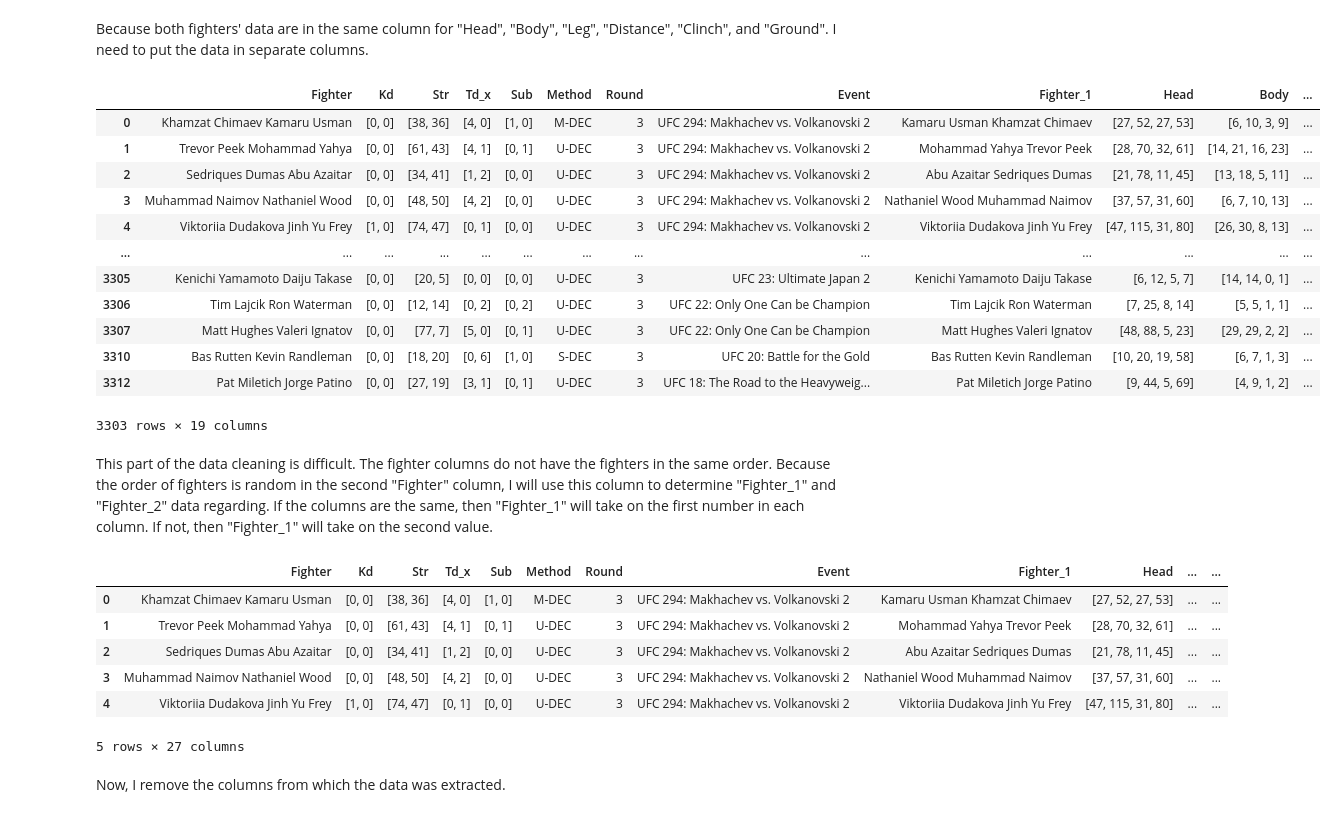
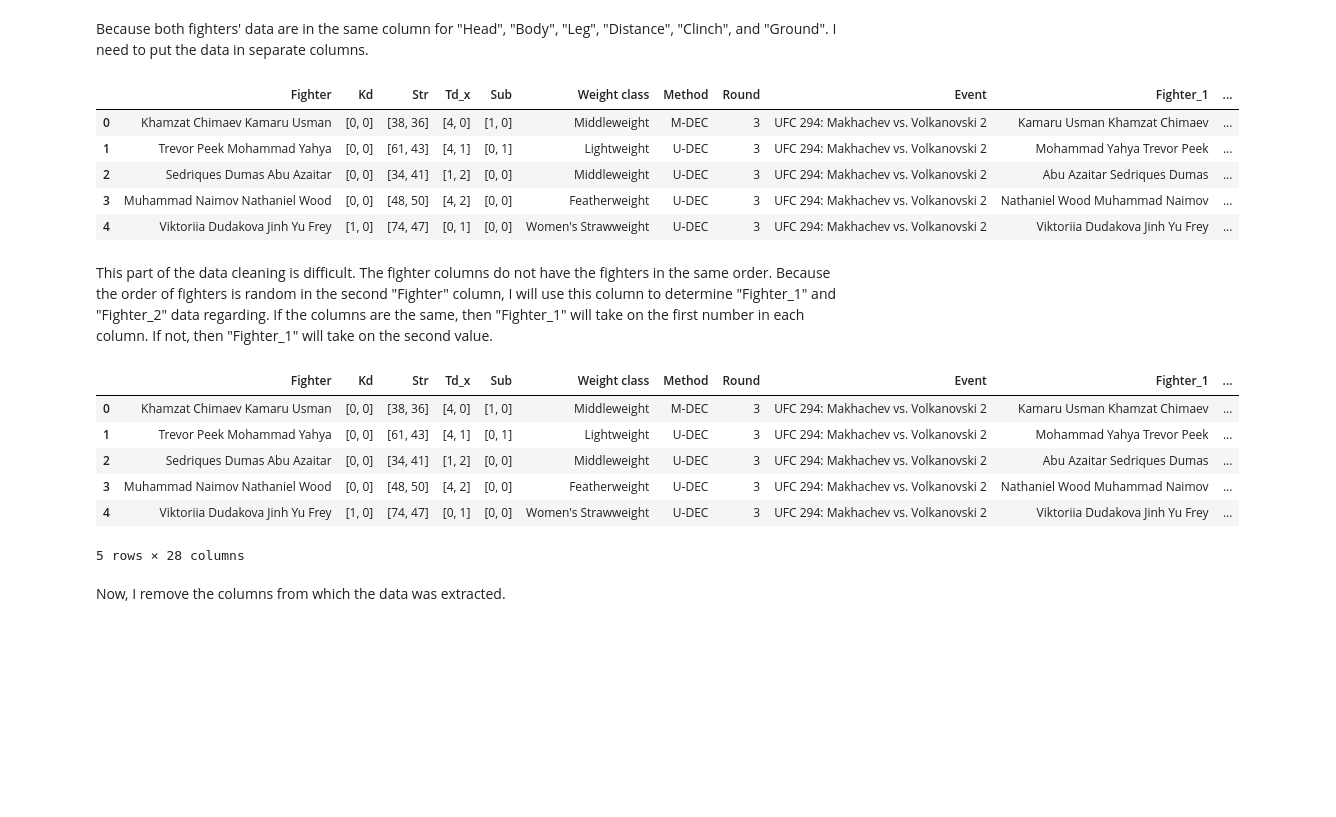
Before and after one commit to jcollopy-tulane/jcollopy-tulane.github.io, a Jupyter notebook: UFC_Fight_Project.ipynb, the cells around one changed output. Drawn from its saved outputs; the diff is of its cells as text; code cells hidden in the pictures; blank space fills up the shorter version.

```diff
--- a/UFC_Fight_Project.ipynb
+++ b/UFC_Fight_Project.ipynb
@@ -592,7 +612,8 @@ data_1.head()
 | 3 | 3 | win | Ikram Aliskerov Warlley Alves | 1 0 | 26 12 | 0 0 | 0 0 | Middleweight | KO/TKO Punches | 1 | ... |
 | 4 | 4 | win | Said Nurmagomedov Muin Gafurov | 0 0 | 5 1 | 0 0 | 1 0 | Bantamweight | SUB Guillotine Choke | 1 | ... |
 # %%
-data_1 = data_1.drop(columns=["Unnamed: 0", "W/L", "Weight class", "Time"], axis=1)
+# Dropping Unnecessary columns and changing column names
+data_1 = data_1.drop(columns=["Unnamed: 0", "W/L", "Time"], axis=1)
 data_1["Fighter"] = data_1["Fighter"].str.strip()
 data_1.head()
 # %% [output]
@@ -798,33 +781,26 @@ Because both fighters' data are in the same column for "Head", "Body", "Leg", "D
 # %%
 def string_to_numbers(column):
     numbers = re.findall(r'\d+', str(column))
     return [int(num) for num in numbers]
 
 decision_data["Head"] = decision_data["Head"].apply(string_to_numbers)
 decision_data["Body"] = decision_data["Body"].apply(string_to_numbers)
 decision_data["Leg"] = decision_data["Leg"].apply(string_to_numbers)
 decision_data["Distance"] = decision_data["Distance"].apply(string_to_numbers)
 decision_data["Clinch"] = decision_data["Clinch"].apply(string_to_numbers)
 decision_data["Ground"] = decision_data["Ground"].apply(string_to_numbers)
 decision_data["Sig. str."] = decision_data["Sig. str."].apply(string_to_numbers)
 decision_data["Td_y"] = decision_data["Td_y"].apply(string_to_numbers)
 decision_data["Rev."] = decision_data["Rev."].apply(string_to_numbers)
 
-decision_data
+decision_data.head()
 # %% [output]
-|  | Fighter | Kd | Str | Td_x | Sub | Method | Round | Event | Fighter_1 | Head | Body | ... |
-| 0 | Khamzat Chimaev Kamaru Usman | [0, 0] | [38, 36] | [4, 0] | [1, 0] | M-DEC | 3 | UFC 294: Makhachev vs. Volkanovski 2 | Kamaru Usman Khamzat Chimaev | [27, 52, 27, 53] | [6, 10, 3, 9] | ... |
-| 1 | Trevor Peek Mohammad Yahya | [0, 0] | [61, 43] | [4, 1] | [0, 1] | U-DEC | 3 | UFC 294: Makhachev vs. Volkanovski 2 | Mohammad Yahya Trevor Peek | [28, 70, 32, 61] | [14, 21, 16, 23] | ... |
-| 2 | Sedriques Dumas Abu Azaitar | [0, 0] | [34, 41] | [1, 2] | [0, 0] | U-DEC | 3 | UFC 294: Makhachev vs. Volkanovski 2 | Abu Azaitar Sedriques Dumas | [21, 78, 11, 45] | [13, 18, 5, 11] | ... |
-| 3 | Muhammad Naimov Nathaniel Wood | [0, 0] | [48, 50] | [4, 2] | [0, 0] | U-DEC | 3 | UFC 294: Makhachev vs. Volkanovski 2 | Nathaniel Wood Muhammad Naimov | [37, 57, 31, 60] | [6, 7, 10, 13] | ... |
-| 4 | Viktoriia Dudakova Jinh Yu Frey | [1, 0] | [74, 47] | [0, 1] | [0, 0] | U-DEC | 3 | UFC 294: Makhachev vs. Volkanovski 2 | Viktoriia Dudakova Jinh Yu Frey | [47, 115, 31, 80] | [26, 30, 8, 13] | ... |
-| ... | ... | ... | ... | ... | ... | ... | ... | ... | ... | ... | ... | ... |
-| 3305 | Kenichi Yamamoto Daiju Takase | [0, 0] | [20, 5] | [0, 0] | [0, 0] | U-DEC | 3 | UFC 23: Ultimate Japan 2 | Kenichi Yamamoto Daiju Takase | [6, 12, 5, 7] | [14, 14, 0, 1] | ... |
-| 3306 | Tim Lajcik Ron Waterman | [0, 0] | [12, 14] | [0, 2] | [0, 2] | U-DEC | 3 | UFC 22: Only One Can be Champion | Tim Lajcik Ron Waterman | [7, 25, 8, 14] | [5, 5, 1, 1] | ... |
-| 3307 | Matt Hughes Valeri Ignatov | [0, 0] | [77, 7] | [5, 0] | [0, 1] | U-DEC | 3 | UFC 22: Only One Can be Champion | Matt Hughes Valeri Ignatov | [48, 88, 5, 23] | [29, 29, 2, 2] | ... |
-| 3310 | Bas Rutten Kevin Randleman | [0, 0] | [18, 20] | [0, 6] | [1, 0] | S-DEC | 3 | UFC 20: Battle for the Gold | Bas Rutten Kevin Randleman | [10, 20, 19, 58] | [6, 7, 1, 3] | ... |
-| 3312 | Pat Miletich Jorge Patino | [0, 0] | [27, 19] | [3, 1] | [0, 1] | U-DEC | 3 | UFC 18: The Road to the Heavyweig... | Pat Miletich Jorge Patino | [9, 44, 5, 69] | [4, 9, 1, 2] | ... |
+|  | Fighter | Kd | Str | Td_x | Sub | Weight class | Method | Round | Event | Fighter_1 | ... |
+| 0 | Khamzat Chimaev Kamaru Usman | [0, 0] | [38, 36] | [4, 0] | [1, 0] | Middleweight | M-DEC | 3 | UFC 294: Makhachev vs. Volkanovski 2 | Kamaru Usman Khamzat Chimaev | ... |
+| 1 | Trevor Peek Mohammad Yahya | [0, 0] | [61, 43] | [4, 1] | [0, 1] | Lightweight | U-DEC | 3 | UFC 294: Makhachev vs. Volkanovski 2 | Mohammad Yahya Trevor Peek | ... |
+| 2 | Sedriques Dumas Abu Azaitar | [0, 0] | [34, 41] | [1, 2] | [0, 0] | Middleweight | U-DEC | 3 | UFC 294: Makhachev vs. Volkanovski 2 | Abu Azaitar Sedriques Dumas | ... |
+| 3 | Muhammad Naimov Nathaniel Wood | [0, 0] | [48, 50] | [4, 2] | [0, 0] | Featherweight | U-DEC | 3 | UFC 294: Makhachev vs. Volkanovski 2 | Nathaniel Wood Muhammad Naimov | ... |
+| 4 | Viktoriia Dudakova Jinh Yu Frey | [1, 0] | [74, 47] | [0, 1] | [0, 0] | Women's Strawweight | U-DEC | 3 | UFC 294: Makhachev vs. Volkanovski 2 | Viktoriia Dudakova Jinh Yu Frey | ... |
-3303 rows × 19 columns
 # %% [markdown]
 This part of the data cleaning is difficult. The fighter columns do not have the fighters in the same order. Because the order of fighters is random in the second "Fighter" column, I will use this column to determine "Fighter_1" and "Fighter_2" data regarding. If the columns are the same, then "Fighter_1" will take on the first number in each column. If not, then "Fighter_1" will take on the second value.
 # %%
@@ -838,13 +814,13 @@ decision_data['Fighter_1_Sub'] = decision_data.apply(lambda row: row['Sub'][0] i
 decision_data['Fighter_2_Sub'] = decision_data.apply(lambda row: row['Sub'][1] if row['Fighter_1'] == row['Fighter'] else row['Sub'][0], axis=1)
 decision_data.head()
 # %% [output]
-|  | Fighter | Kd | Str | Td_x | Sub | Method | Round | Event | Fighter_1 | Head | ... | ... |
-| 0 | Khamzat Chimaev Kamaru Usman | [0, 0] | [38, 36] | [4, 0] | [1, 0] | M-DEC | 3 | UFC 294: Makhachev vs. Volkanovski 2 | Kamaru Usman Khamzat Chimaev | [27, 52, 27, 53] | ... | ... |
-| 1 | Trevor Peek Mohammad Yahya | [0, 0] | [61, 43] | [4, 1] | [0, 1] | U-DEC | 3 | UFC 294: Makhachev vs. Volkanovski 2 | Mohammad Yahya Trevor Peek | [28, 70, 32, 61] | ... | ... |
-| 2 | Sedriques Dumas Abu Azaitar | [0, 0] | [34, 41] | [1, 2] | [0, 0] | U-DEC | 3 | UFC 294: Makhachev vs. Volkanovski 2 | Abu Azaitar Sedriques Dumas | [21, 78, 11, 45] | ... | ... |
-| 3 | Muhammad Naimov Nathaniel Wood | [0, 0] | [48, 50] | [4, 2] | [0, 0] | U-DEC | 3 | UFC 294: Makhachev vs. Volkanovski 2 | Nathaniel Wood Muhammad Naimov | [37, 57, 31, 60] | ... | ... |
-| 4 | Viktoriia Dudakova Jinh Yu Frey | [1, 0] | [74, 47] | [0, 1] | [0, 0] | U-DEC | 3 | UFC 294: Makhachev vs. Volkanovski 2 | Viktoriia Dudakova Jinh Yu Frey | [47, 115, 31, 80] | ... | ... |
+|  | Fighter | Kd | Str | Td_x | Sub | Weight class | Method | Round | Event | Fighter_1 | ... |
+| 0 | Khamzat Chimaev Kamaru Usman | [0, 0] | [38, 36] | [4, 0] | [1, 0] | Middleweight | M-DEC | 3 | UFC 294: Makhachev vs. Volkanovski 2 | Kamaru Usman Khamzat Chimaev | ... |
+| 1 | Trevor Peek Mohammad Yahya | [0, 0] | [61, 43] | [4, 1] | [0, 1] | Lightweight | U-DEC | 3 | UFC 294: Makhachev vs. Volkanovski 2 | Mohammad Yahya Trevor Peek | ... |
+| 2 | Sedriques Dumas Abu Azaitar | [0, 0] | [34, 41] | [1, 2] | [0, 0] | Middleweight | U-DEC | 3 | UFC 294: Makhachev vs. Volkanovski 2 | Abu Azaitar Sedriques Dumas | ... |
+| 3 | Muhammad Naimov Nathaniel Wood | [0, 0] | [48, 50] | [4, 2] | [0, 0] | Featherweight | U-DEC | 3 | UFC 294: Makhachev vs. Volkanovski 2 | Nathaniel Wood Muhammad Naimov | ... |
+| 4 | Viktoriia Dudakova Jinh Yu Frey | [1, 0] | [74, 47] | [0, 1] | [0, 0] | Women's Strawweight | U-DEC | 3 | UFC 294: Makhachev vs. Volkanovski 2 | Viktoriia Dudakova Jinh Yu Frey | ... |
-5 rows × 27 columns
+5 rows × 28 columns
 # %% [markdown]
 Now, I remove the columns from which the data was extracted.
 # %%
```
Also changed, not shown: parts of 141 cells of this notebook, 2 other files.
